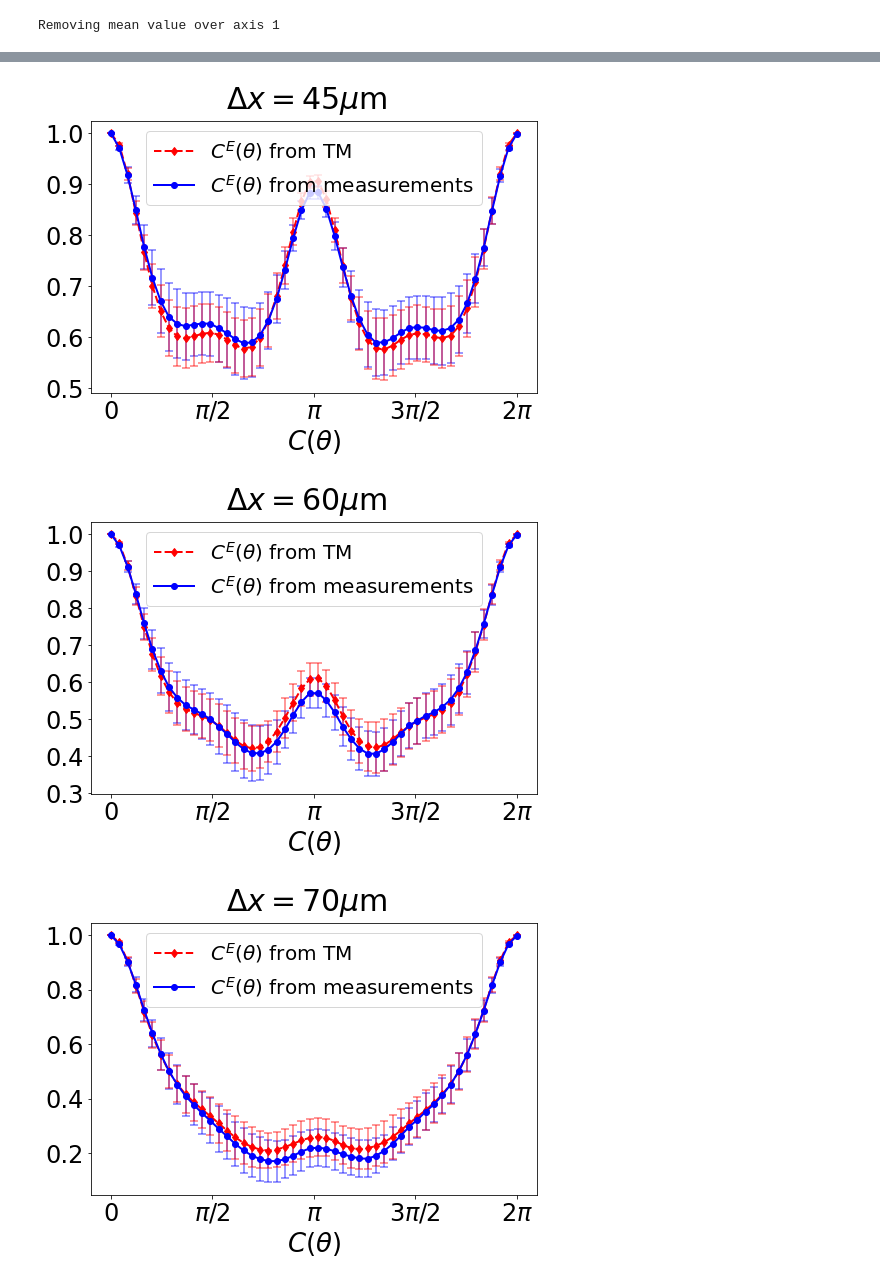
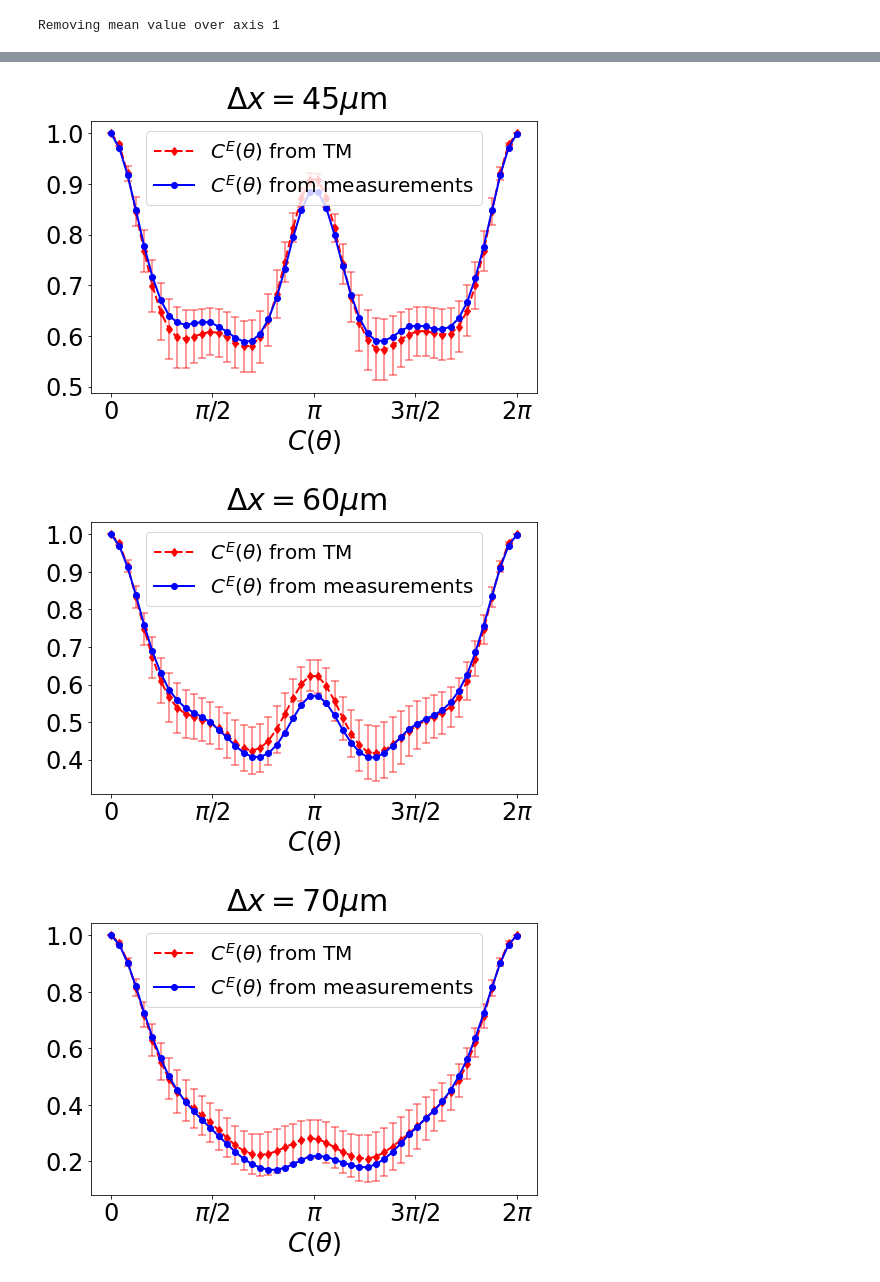
Before and after one commit to wavefrontshaping/article_RME_2023, a Jupyter notebook: Validation_and_tests/Validation_and_tests.ipynb, the cells around one changed output, grey strips where cells are left out. Cells and saved outputs as stored; diff of their text form; code cells hidden in the pictures.

Commit message:
Correct errors in model

```diff
--- a/Validation_and_tests/Validation_and_tests.ipynb
+++ b/Validation_and_tests/Validation_and_tests.ipynb
@@ -95,3 +115,5 @@ Ys_rnd = np.stack(arrays, axis=0)
+# %%
+Ys_focus = np.load(file_path("Ys_focus_small.npy")) # amplitude only
 # %% [markdown]
 ### C. Load the modes
 # %%
@@ -102,7 +124,7 @@ l = modes["l"]
 # %% [markdown]
 ### D. Load the TMs in the mode basis
 # %%
-TMs_mode = np.load(os.path.join(DATA_PATH, "TMs_mode.npy")).astype(np.complex64)
+TMs_mode = np.load(DATA_PATH / "TMs_mode.npy")
 n_modes = TMs_mode.shape[-1]
 # select one polarization, and take only the deformation values used in the demo
 TMs = TMs_mode[deformation_indices, :n_modes, :]
@@ -127,0 +151,23 @@ I_rnd = np.abs(Ys_rnd)**2
+# %%
+angles2sum = np.linspace(0, 2 * np.pi, 10, endpoint=False)
+ind_angles = [np.argmin(np.abs(angles - a)) for a in angles2sum]
+
+for ind, ind_deformation in enumerate(DEFORMATION_TO_SHOW):
+    sum_I_rot = np.sum(Ys_focus[ind_deformation, ind_angles, ...], axis=(0))
+    sum_I_rot /= np.max(sum_I_rot)
+
+    plt.figure()
+    plt.imshow(sum_I_rot, cmap="RdBu_r", interpolation="bicubic", vmin=-1, vmax=1)
+    plt.axis("off")
+
+    plt.title(
+        rf"$\Delta x = {Delta_x[ind_deformation]:.0f} \mu m$", fontsize=SUP_TITLE_SIZE
+    )
+
+    if save_fig:
+        plt.savefig(
+            image_path(
+                f"Rotated_focus_dx_{Delta_x[ind_deformation]:.0f}.svg", full_name=True
+            ),
+            dpi=300,
+        )
@@ -237,7 +348,7 @@ def show_IvsE_corr(ind_deformation, save_fig = True, show_error = False):
 
     if save_fig:
         plt.savefig(
-            image_path(f"Corr_IvsE_{Delta_x[ind_deformation]:.0f}um.svg"),
+            image_path(f"Corr_IvsE_{Delta_x[ind_deformation]:.0f}um.svg", full_name = True),
             dpi=300,
         )
 
@@ -314,15 +423,6 @@ def show_MeasVsTM_corr(
         marker='o',
         linewidth=2,
     )
-
-
-
-    if show_error:
-        plot_error(
-            Corr_rnd_E_mean[ind_deformation],
-            Corr_rnd_E_std[ind_deformation],
-            color = 'blue')
-
 
     plt.plot(
         angles,
@@ -392,7 +492,7 @@ def show_MeasVsTM_corr(
 
     if save_fig:
         plt.savefig(
-            image_path(f"Corr_MeasVsTM_{Delta_x[ind_deformation]:.0f}um.svg"),
+            image_path(f"Corr_MeasVsTM_{Delta_x[ind_deformation]:.0f}um.svg",  full_name = True),
             dpi=300,
         )
 
@@ -404,3 +504,3 @@ for ind_deformation in range(n_deform):
-[figure, old version]
+[figure, new version]
-[figure, old version]
+[figure, new version]
-[figure, old version]
+[figure, new version]
```
Also changed, not shown: parts of 19 cells of this notebook, 2 other files.
